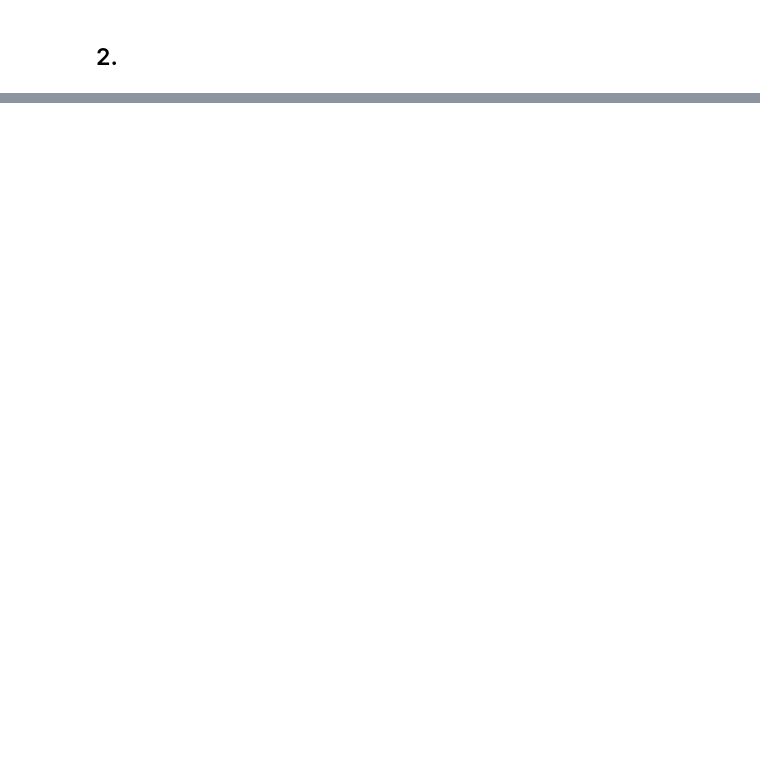
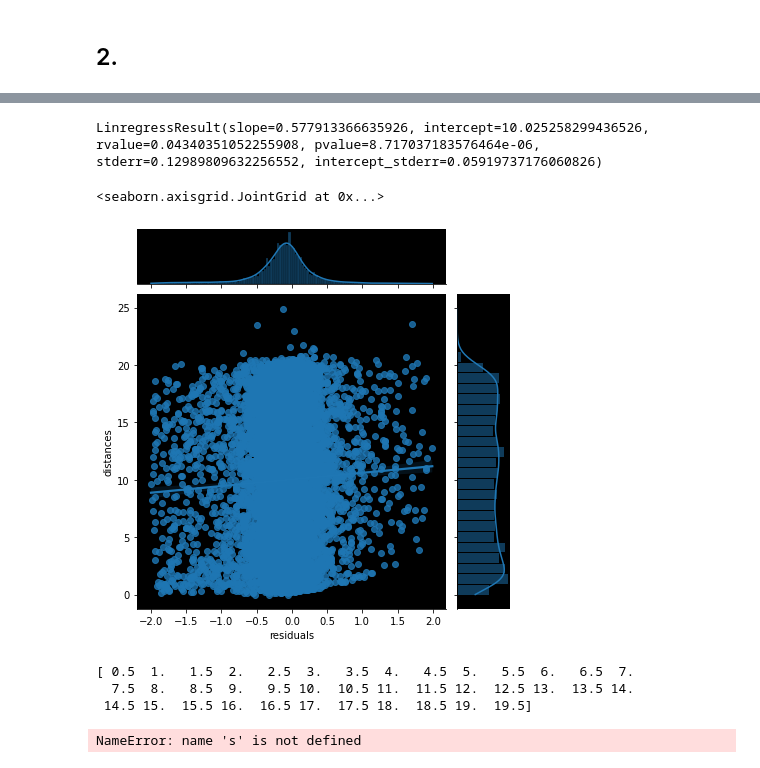
Before and after one commit to maxhoeth/LaboratoryOfComputationalPhysics_Y4, a Jupyter notebook: ex_06_maxhoeth.ipynb, the cells around one changed output, grey strips where cells are left out. Drawn from its saved outputs; the diff is of its cells as text; code cells hidden in the pictures; blank space fills up the shorter version.

```diff
--- a/ex_06_maxhoeth.ipynb
+++ b/ex_06_maxhoeth.ipynb
@@ -72,0 +112,6 @@ print(np.sum(a)*abs(b[4]-b[5]))
+# %%
+data = np.load('/Users/max/data/residuals_261.npy', allow_pickle=True)
+# %%
+import pandas as pd
+
+data = pd.DataFrame(data.item())
@@ -72,0 +130,27 @@ print(np.sum(a)*abs(b[4]-b[5]))
+# %%
+mask = abs(data['residuals']) < 2
+residuals = data['residuals'][mask]
+distances = data['distances'][mask]
+# %%
+import scipy as sc
+sc.stats.linregress(data['residuals'][mask],data['distances'][mask])
+# %% [output]
+LinregressResult(slope=0.577913366635926, intercept=10.025258299436526, rvalue=0.04340351052255908, pvalue=8.717037183576464e-06, stderr=0.12989809632256552, intercept_stderr=0.05919737176060826)
+# %%
+import seaborn as sns
+
+sns.jointplot(x=data['residuals'][mask], y=data['distances'][mask], kind='reg')
+# %% [output]
+<seaborn.axisgrid.JointGrid at 0x...>
+[figure, added]
+# %%
+x = np.arange(0.5, 20 , 0.5)
+print(x)
+# %% [output]
+[ 0.5  1.   1.5  2.   2.5  3.   3.5  4.   4.5  5.   5.5  6.   6.5  7.
+  7.5  8.   8.5  9.   9.5 10.  10.5 11.  11.5 12.  12.5 13.  13.5 14.
+ 14.5 15.  15.5 16.  16.5 17.  17.5 18.  18.5 19.  19.5]
+# %%
+y = [[np.sum(data['distances'][i]) for s in x ]for i in data.index if s - 0.5 < data['distances'][i] < 0.5 + s]
+# %% [output]
+NameError: name 's' is not defined
```
Also changed, not shown: parts of 11 cells of this notebook.
